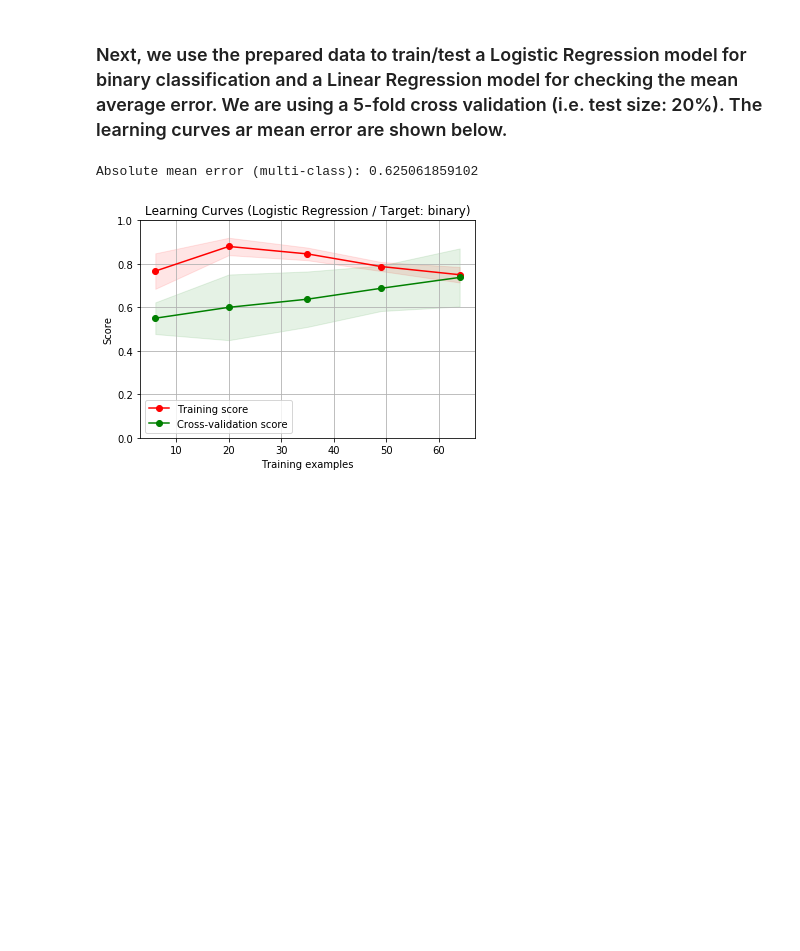
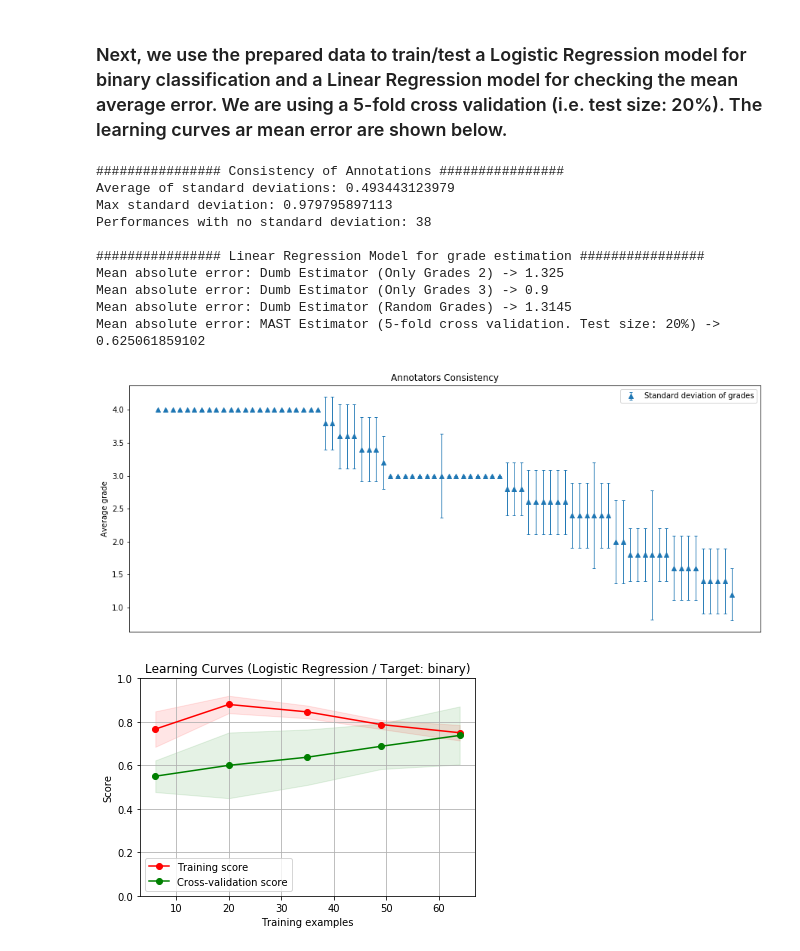
Before and after one commit to MTG/mast-rhythm-analysis, a Jupyter notebook: notebooks/BaselineRhythmicAssessmentSystem.ipynb, the cells around one changed output. Cells and saved outputs as stored; diff of their text form; code cells hidden in the pictures; blank space fills up the shorter version.

Commit message:
assessing annotation consistency and comparing model with dumb wstimators

```diff
--- a/notebooks/BaselineRhythmicAssessmentSystem.ipynb
+++ b/notebooks/BaselineRhythmicAssessmentSystem.ipynb
@@ -67,7 +67,7 @@ def get_class_for_performance(audio_name, multiclass=True):
     annotations.remove(min(annotations))
     average_grade = sum(annotations)/len(annotations)
     if multiclass:
-        return average_grade
+        return (average_grade, np.std(annotations))
     # the binary class of a performance is 1 (accepted) if mode is 3 or higher. 0 (rejected) otherwise
     return 1 if average_grade >= 3 else 0
 
@@ -107,7 +107,7 @@ import matplotlib.pyplot as plt
 
 from sklearn.linear_model import LinearRegression, LogisticRegression
 from sklearn.model_selection import train_test_split, learning_curve, KFold, cross_val_score
-from sklearn.metrics import mean_squared_error
+from sklearn.metrics import mean_absolute_error
 
 
 def plot_learning_curve(estimator, title, X, y, ylim=None, cv=None,
@@ -125,34 +125,90 @@ def plot_learning_curve(estimator, title, X, y, ylim=None, cv=None,
     test_scores_mean = np.mean(test_scores, axis=1)
     test_scores_std = np.std(test_scores, axis=1)
     plt.grid()
     plt.fill_between(train_sizes, train_scores_mean - train_scores_std,
                      train_scores_mean + train_scores_std, alpha=0.1,
                      color="r")
     plt.fill_between(train_sizes, test_scores_mean - test_scores_std,
                      test_scores_mean + test_scores_std, alpha=0.1, color="g")
     plt.plot(train_sizes, train_scores_mean, 'o-', color="r",
              label="Training score")
     plt.plot(train_sizes, test_scores_mean, 'o-', color="g",
              label="Cross-validation score")
 
     plt.legend(loc="best")
     return plt
 
 # loading rhythmic dataset
 mast = load_rhythmic_performances()
 X, y_b, y_m = mast.data, mast.target_binary, mast.target_multiclass
 
+y_m = sorted(y_m, key=lambda i: (float(i[0])), reverse=True)
+
+x = np.arange(1, len(mast.target_multiclass)+ 1)
+y = [y_m[i][0] for i in range(len(y_m))]
+e = np.array([y_m[i][1] for i in range(len(y_m))])
+
+non_zero_stdevs = [x for x in e if x > 0]
+print("################ Consistency of Annotations ################")
+print("Average of standard deviations:", sum(non_zero_stdevs)/len(non_zero_stdevs))
+print("Max standard deviation:", max(non_zero_stdevs))
+print("Performances with no standard deviation:", len(e) - np.count_nonzero(e))
+print()
+
+
+plt.figure(figsize=(15,6))
+plt.title("Annotators Consistency")
+plt.ylabel("Average grade")
+plt.xticks([])
+error_bar = plt.errorbar(x, y, e, marker='^', capsize=2, elinewidth=1, markeredgewidth=1,label="Standard deviation of grades", ls='none')
+plt.legend()
+
+
+
 # setting up a 5-fold cross validation for estimators
 cv = KFold(n_splits=5, random_state=0, shuffle=True)
 
 title = r"Learning Curves (Logistic Regression / Target: binary)"
 logit_reg_estimator = LogisticRegression()
 plot_learning_curve(logit_reg_estimator, title, X, y_b, (0, 1), cv=cv)
 
+
 linear_reg_estimator = LinearRegression()
 
-cross_val_errors = cross_val_score(linear_regression, X, y_m, scoring='neg_mean_absolute_error', cv=cv)
-print("Absolute mean error (multi-class):", abs(sum(cross_val_errors)/len(cross_val_errors)))
+# fitting dump model which assigns 2, 3 and random values to all performances to be estimated
+X_train, X_test, y_train, y_test = train_test_split(X, mast.target_multiclass[:,0], test_size=0.2, random_state=0)
+
+model = linear_reg_estimator.fit(X_train, y_train)
+predictions_all_two = np.repeat(2, len(X_test))
+predictions_all_three = np.repeat(3, len(X_test))
+
+base_random_grades = [1,1,1,1,2,2,2,2,3,3,3,3,4,4,4,4]
+n_of_rounds = 50
+
+mean_absolute_errors = []
+
+for i in range(n_of_rounds):
+    np.random.shuffle(base_random_grades)
+    mean_absolute_errors.append(mean_absolute_error(y_test, base_random_grades))
+
+# running cross validation over our dataset
+cross_val_errors = cross_val_score(linear_reg_estimator, X, mast.target_multiclass[:,0], scoring='neg_mean_absolute_error', cv=cv)
+
+print("################ Linear Regression Model for grade estimation ################")
+print("Mean absolute error: Dumb Estimator (Only Grades 2) ->", mean_absolute_error(y_test, predictions_all_two))
+print("Mean absolute error: Dumb Estimator (Only Grades 3) ->", mean_absolute_error(y_test, predictions_all_three))
+print("Mean absolute error: Dumb Estimator (Random Grades) ->", sum(mean_absolute_errors)/len(mean_absolute_errors))
+print("Mean absolute error: MAST Estimator (5-fold cross validation. Test size: 20%) ->", abs(sum(cross_val_errors)/len(cross_val_errors)))
 # %% [output]
-Absolute mean error (multi-class): 0.625061859102
+################ Consistency of Annotations ################
+Average of standard deviations: 0.493443123979
+Max standard deviation: 0.979795897113
+Performances with no standard deviation: 38
+
+################ Linear Regression Model for grade estimation ################
+Mean absolute error: Dumb Estimator (Only Grades 2) -> 1.325
+Mean absolute error: Dumb Estimator (Only Grades 3) -> 0.9
+Mean absolute error: Dumb Estimator (Random Grades) -> 1.3145
+Mean absolute error: MAST Estimator (5-fold cross validation. Test size: 20%) -> 0.625061859102
-[figure, old version]
+[figure, new version]
+[figure, added]
```
